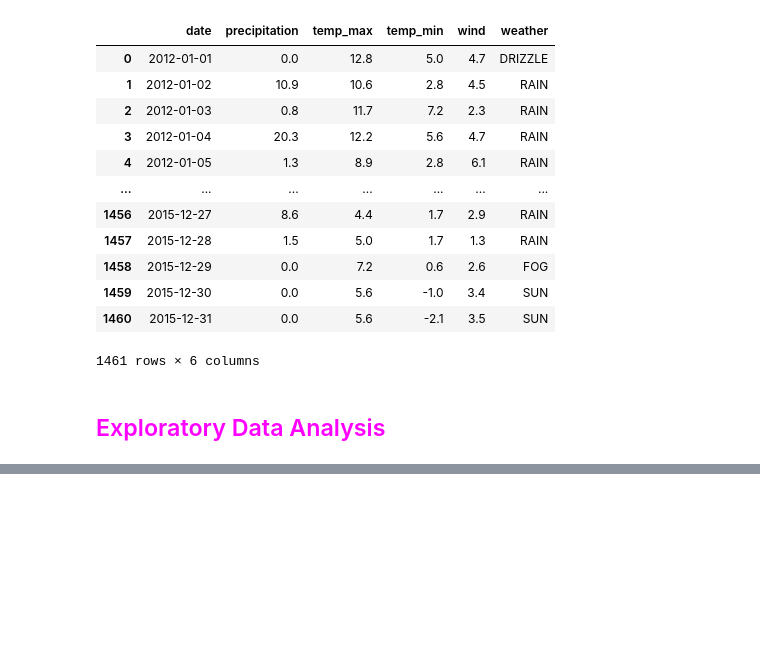
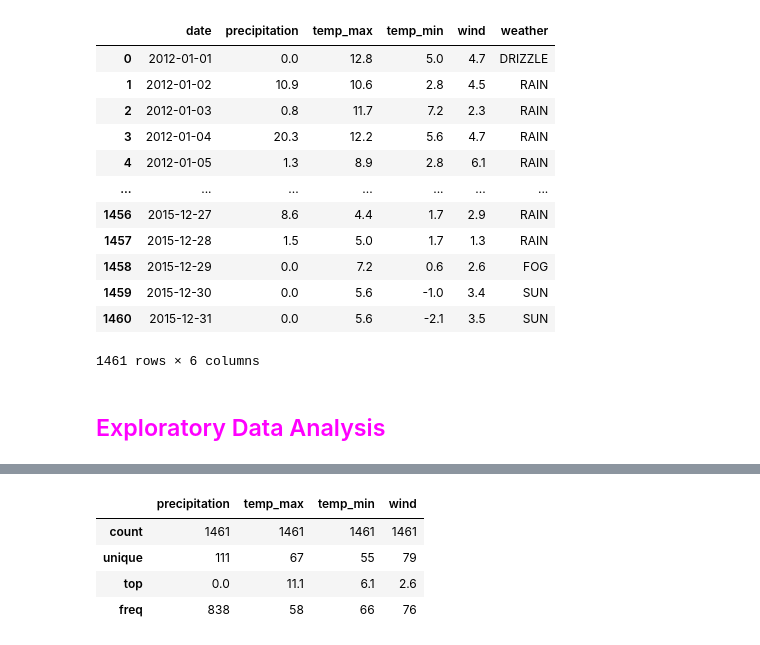
Before and after one commit to shubhangi24kashid/SkyCast, a Jupyter notebook: detection.ipynb, the cells around one changed output, grey strips where cells are left out. Drawn from its saved outputs; the diff is of its cells as text; code cells hidden in the pictures; blank space fills up the shorter version.

```diff
--- a/detection.ipynb
+++ b/detection.ipynb
@@ -254,0 +295,8 @@ plt.show()
+# %%
+weath_cpy[["precipitation","temp_max","temp_min","wind"]].describe()
+# %% [output]
+|  | precipitation | temp_max | temp_min | wind |
+| count | 1461 | 1461 | 1461 | 1461 |
+| unique | 111 | 67 | 55 | 79 |
+| top | 0.0 | 11.1 | 6.1 | 2.6 |
+| freq | 838 | 58 | 66 | 76 |
```
Also changed, not shown: parts of 10 cells of this notebook.
